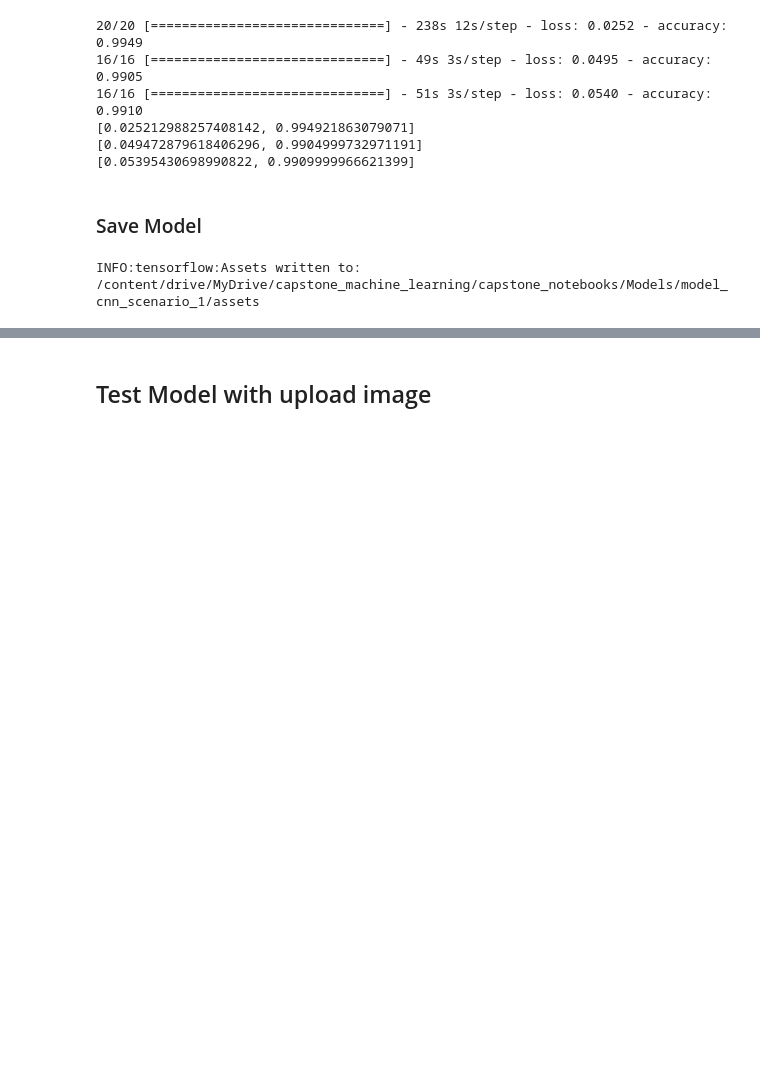
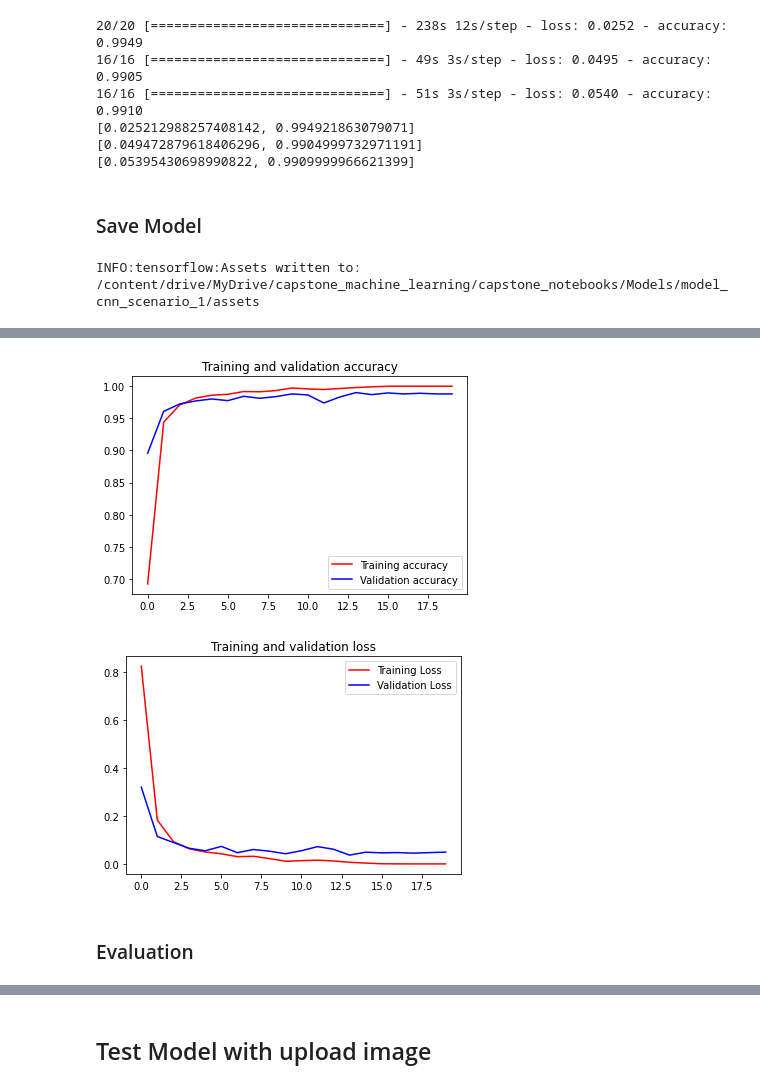
Before and after one commit to BingkAI-B21CAP0161/C-Mask-Machine-Learning, a Jupyter notebook: Modelling/Custom_CNN.ipynb, the cells around one changed output, grey strips where cells are left out. Cells and saved outputs as stored; diff of their text form; code cells hidden in the pictures; blank space fills up the shorter version.

```diff
--- a/Modelling/Custom_CNN.ipynb
+++ b/Modelling/Custom_CNN.ipynb
@@ -281,0 +437,13 @@ INFO:tensorflow:Assets written to: /content/drive/MyDrive/capstone_machine_learn
+# %%
+steps_train2 = train_generator2.n//BATCH_SIZE
+steps_val2 = val_generator2.n//BATCH_SIZE
+
+history2 = model2.fit(
+    train_generator2,
+    steps_per_epoch=steps_train2,
+    validation_data=val_generator2,
+    validation_steps=steps_val2,
+    shuffle=True,
+    epochs=20,
+    verbose=1
+)
@@ -281,0 +468,25 @@ INFO:tensorflow:Assets written to: /content/drive/MyDrive/capstone_machine_learn
+# %%
+acc2 = history2.history['accuracy']
+val_acc2 = history2.history['val_accuracy']
+loss2 = history2.history['loss']
+val_loss2 = history2.history['val_loss']
+
+epochs = range(len(acc2))
+
+plt.plot(epochs, acc2, 'r', label='Training accuracy')
+plt.plot(epochs, val_acc2, 'b', label='Validation accuracy')
+plt.title('Training and validation accuracy')
+plt.legend()
+plt.figure()
+
+plt.plot(epochs, loss2, 'r', label='Training Loss')
+plt.plot(epochs, val_loss2, 'b', label='Validation Loss')
+plt.title('Training and validation loss')
+plt.legend()
+
+plt.show()
+# %% [output]
+[figure, added]
+[figure, added]
+# %% [markdown]
+### Evaluation
```
Also changed, not shown: parts of 19 cells of this notebook.
